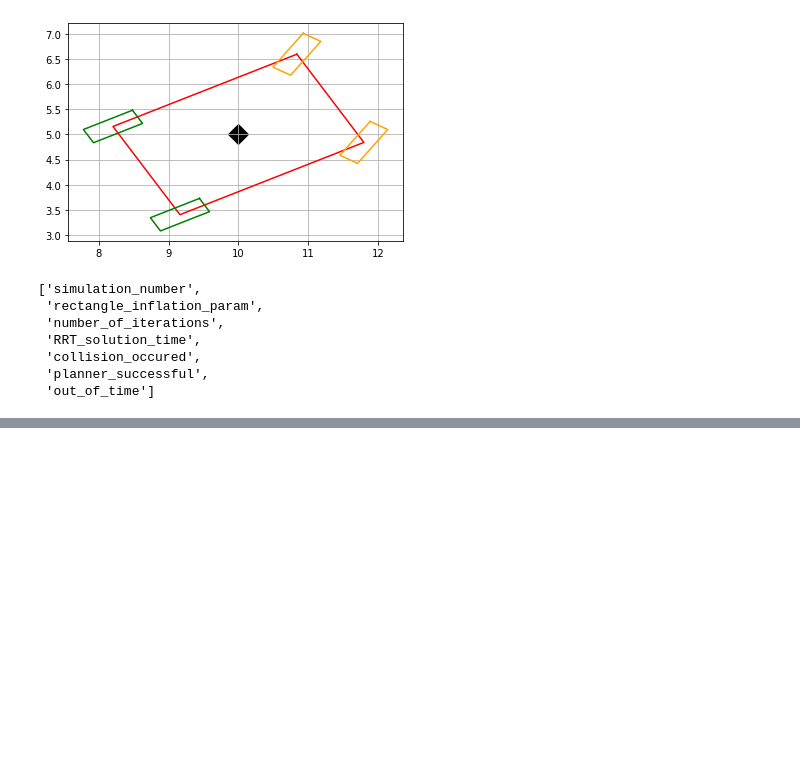
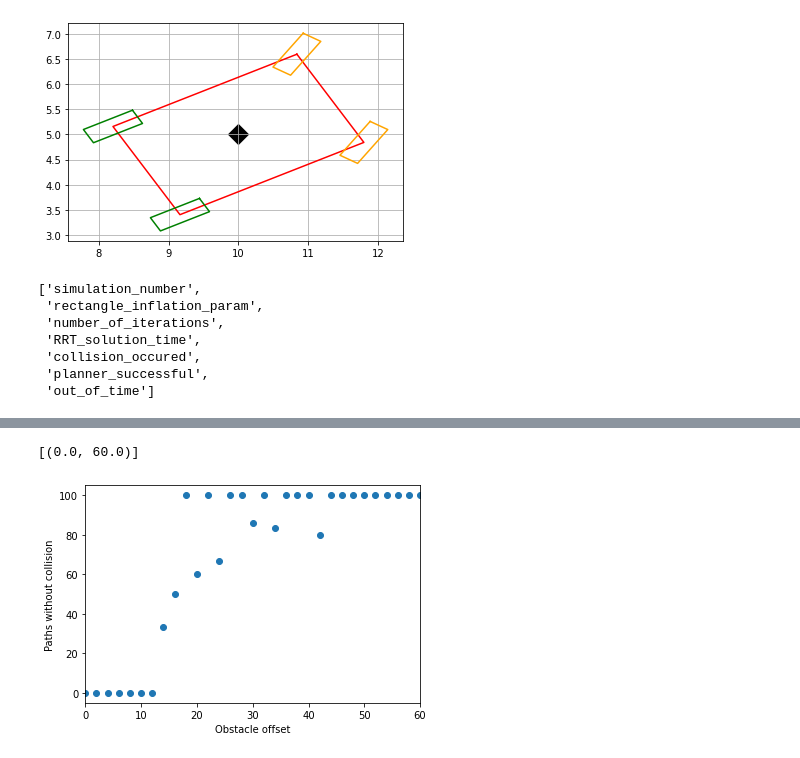
Before and after one commit to Alxkory/PMD_Project_group2, a Jupyter notebook: Testing notebook.ipynb, the cells around one changed output, grey strips where cells are left out. Cells and saved outputs as stored; diff of their text form; code cells hidden in the pictures; blank space fills up the shorter version.

```diff
--- a/Testing notebook.ipynb
+++ b/Testing notebook.ipynb
@@ -237,11 +258,34 @@ def extract(rectangle_inflation_param):
     average_it = sum(pd.Series.dropna(inf0['number_of_iterations'])) / len(pd.Series.dropna(inf0['RRT_solution_time']))
     print(f'Average number of RRT iterations = {int(average_it)}')
 
-    no_collision2 = inf0.loc[results['collision_occured']==False]
-    amount = no_collision2.loc[no_collision2['rectangle_inflation_param']==rectangle_inflation_param]
-    print(f'Amount of successful paths without collision = {len(amount)}')
+#     no_collision2 = inf0.loc[results['collision_occured']==False]
+#     amount = no_collision2.loc[no_collision2['rectangle_inflation_param']==rectangle_inflation_param]
+#     print(f'Amount of successful paths without collision = {len(amount)}')
 
     print()
+
+
+
+
+#     print(f'-------- Rectangle inflation parameter = {int(rectangle_inflation_param)} --------')
+
+#     average_t = len(pd.Series.dropna(inf0['RRT_solution_time']))
+#     print(f'Average solution time = {round(average_t, 3)} s')
+
+#     planner_successful = len(inf0['planner_successful'])
+#     print(f'Collision-free paths found = {round(planner_successful,2)} %')
+
+#     no_collision = len(pd.Series.dropna(inf0['collision_occured']))
+#     print(f'paths without collision = {round(no_collision,2)} %')
+
+#     average_it = len(pd.Series.dropna(inf0['RRT_solution_time']))
+#     print(f'Average number of RRT iterations = {int(average_it)}')
+
+#     no_collision2 = inf0.loc[results['collision_occured']==False]
+#     amount = no_collision2.loc[no_collision2['rectangle_inflation_param']==rectangle_inflation_param]
+#     print(f'Amount of successful paths without collision = {len(amount)}')
+
+#     print()
 
     return average_t, planner_successful, no_collision, average_it, no_collision
 
@@ -251,9 +295,10 @@ no_collisions = []
 average_its = []
 no_collisions = []
 
-offsets = np.linspace(0,60,7)
+offsets = np.linspace(0,60,31)
+print(offsets)
 
-for i in offsets: # 0, 10, ..., 60
+for i in offsets: #
     average_t, planner_successful, no_collision, average_it, no_collision = extract(i)
     average_ts.append(average_t)
     planner_successfuls.append(planner_successful)
@@ -334,0 +356,12 @@ ax.set(xlim=(0, 60))
+# %%
+# plot
+fig, ax = plt.subplots()
+
+ax.scatter(offsets, no_collisions)
+plt.ylabel('Paths without collision')
+
+plt.xlabel('Obstacle offset')
+ax.set(xlim=(0, 60))
+# %% [output]
+[(0.0, 60.0)]
+[figure, added]
```
Also changed, not shown: parts of 9 cells of this notebook, 2 other files.
